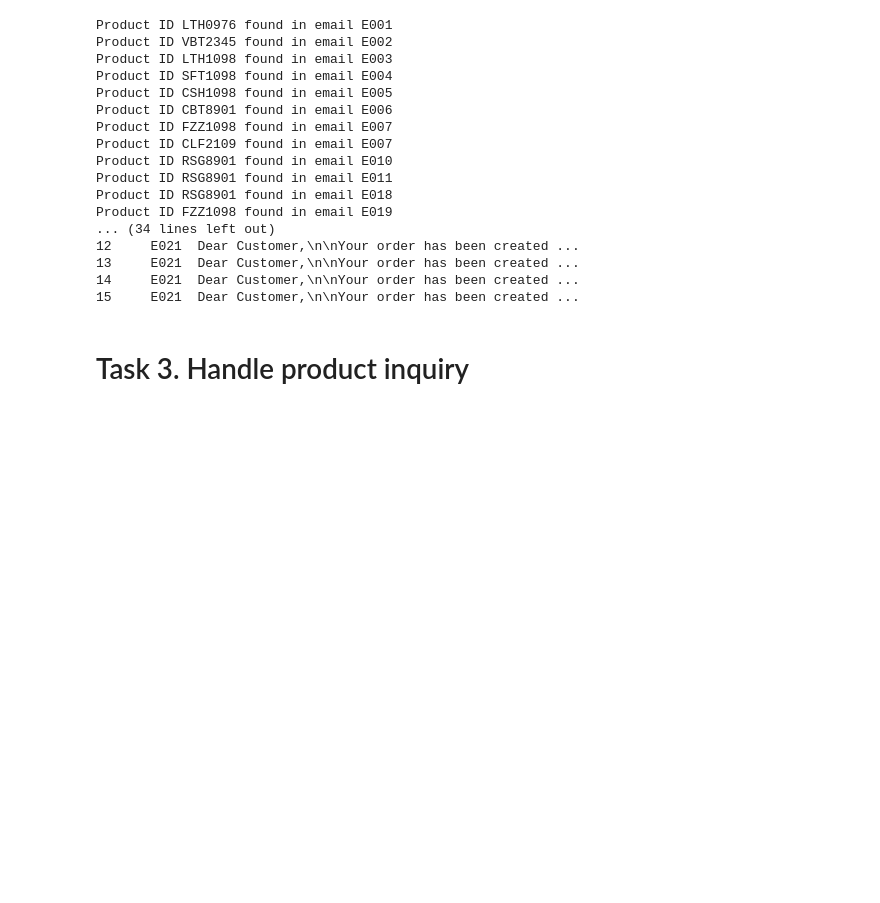
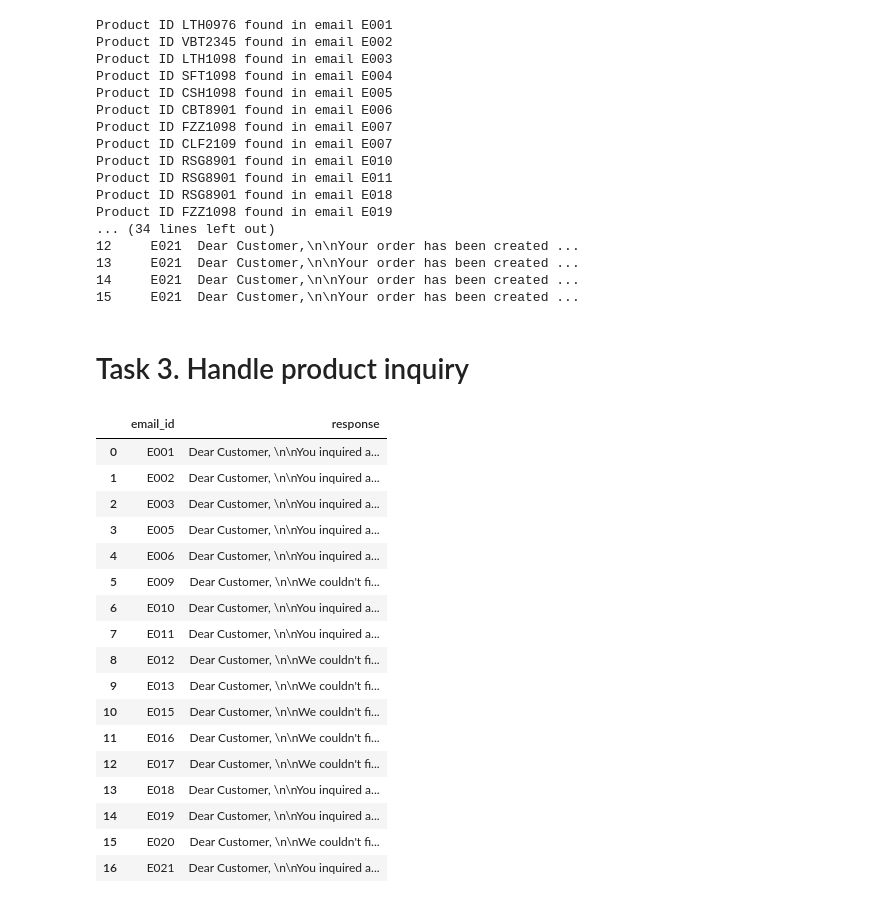
Before and after one commit to theotherpablo/ws-eng-conduit-ai-assessment, a Jupyter notebook: Solving_Business_Problems_with_AI.ipynb, the cells around one changed output. Cells and saved outputs as stored; diff of their text form; code cells hidden in the pictures; blank space fills up the shorter version.

```diff
--- a/Solving_Business_Problems_with_AI.ipynb
+++ b/Solving_Business_Problems_with_AI.ipynb
@@ -318,3 +318,49 @@ Product ID FZZ1098 found in email E019
 15     E021  Dear Customer,\n\nYour order has been created ...
 # %% [markdown]
 # Task 3. Handle product inquiry
+# %%
+# prompt: I need to generate a dataframe called inquiry_response_df with the following fields: 'email_id','response'. In order to do so take the email_classification_df and check the field 'category'. If the value is "product inquiry" populate the 'email_id' field of inquiry_response_df with the corresponding 'email_id' of the email_classification_df
+
+inquiry_response_df = pd.DataFrame(columns=['email_id', 'response'])
+
+for _, row in email_classification_df.iterrows():
+  if row['category'] == "product inquiry":
+    new_row = {'email_id': row['email_id'], 'response': ''}  # Placeholder for response
+    inquiry_response_df = pd.concat([inquiry_response_df, pd.DataFrame([new_row])], ignore_index=True)
+
+#display(inquiry_response_df)
+
+for index, row in inquiry_response_df.iterrows():
+  email_id = row['email_id']
+  # Find corresponding product IDs in order_status_df
+  product_ids = order_status_df[order_status_df['email_id'] == email_id]['product_id'].tolist()
+  response = "Dear Customer, \n\n"
+  if product_ids:
+    response += "You inquired about the following product IDs: " + ", ".join(map(str, product_ids)) + ". \n"
+    # Add more details about the products from products_df if needed
+  else:
+    response += "We couldn't find any specific product inquiries in your email. \n"
+  response += "Please let us know if you have any other questions. \n\nBest regards,\nFashion Store"
+  inquiry_response_df.at[index, 'response'] = response
+
+display(inquiry_response_df)
+inquiry_response_df.to_csv('inquiry_responses.csv', index=False)
+# %% [output]
+|  | email_id | response |
+| 0 | E001 | Dear Customer, \n\nYou inquired a... |
+| 1 | E002 | Dear Customer, \n\nYou inquired a... |
+| 2 | E003 | Dear Customer, \n\nYou inquired a... |
+| 3 | E005 | Dear Customer, \n\nYou inquired a... |
+| 4 | E006 | Dear Customer, \n\nYou inquired a... |
+| 5 | E009 | Dear Customer, \n\nWe couldn't fi... |
+| 6 | E010 | Dear Customer, \n\nYou inquired a... |
+| 7 | E011 | Dear Customer, \n\nYou inquired a... |
+| 8 | E012 | Dear Customer, \n\nWe couldn't fi... |
+| 9 | E013 | Dear Customer, \n\nWe couldn't fi... |
+| 10 | E015 | Dear Customer, \n\nWe couldn't fi... |
+| 11 | E016 | Dear Customer, \n\nWe couldn't fi... |
+| 12 | E017 | Dear Customer, \n\nWe couldn't fi... |
+| 13 | E018 | Dear Customer, \n\nYou inquired a... |
+| 14 | E019 | Dear Customer, \n\nYou inquired a... |
+| 15 | E020 | Dear Customer, \n\nWe couldn't fi... |
+| 16 | E021 | Dear Customer, \n\nYou inquired a... |
```
